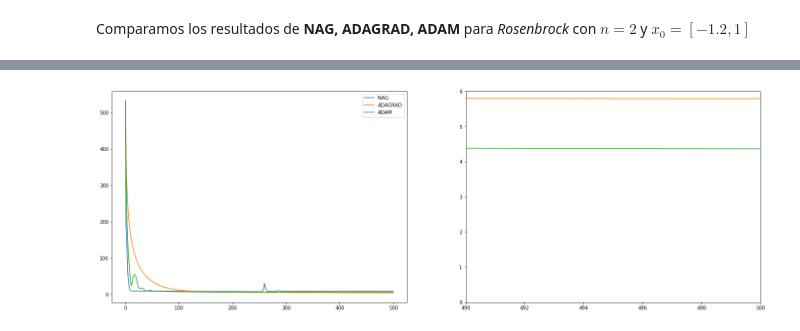
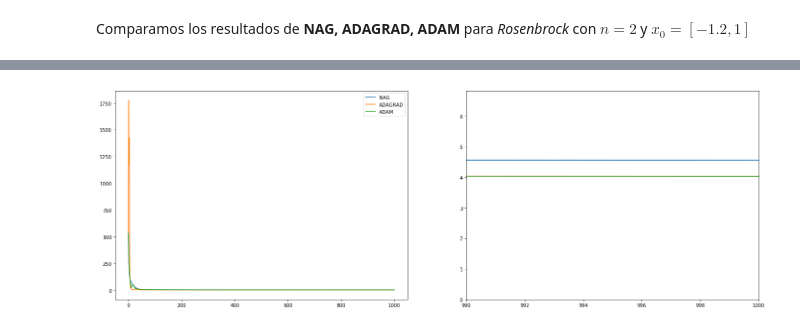
Before and after one commit to nottu/nottu-notes, a Jupyter notebook: MachineLearning/tarea_2_javier_peralta.ipynb, the cells around one changed output, grey strips where cells are left out. Drawn from its saved outputs; the diff is of its cells as text; code cells hidden in the pictures.

```diff
--- a/MachineLearning/tarea_2_javier_peralta.ipynb
+++ b/MachineLearning/tarea_2_javier_peralta.ipynb
@@ -23,10 +23,9 @@ def nag(f, gradf, x0, nIter, alpha, eta):
         xn = x - a * p #tomamos el paso anterior
         gt = gradf(xn)
         p = e * p + gt #nueva dir
-        x = xn - a * p
+        x = xn -  a * p
         fx.append(f(x))
-    print(x)
-    return np.array(fx)
+    return np.array(fx), x
 # %%
 def adagrad(f, gradf, x0, nIter, alpha, epsilon = 0.001):
     x = x0
@@ -38,8 +37,7 @@ def adagrad(f, gradf, x0, nIter, alpha, epsilon = 0.001):
         n = alpha / np.sqrt(g2 + epsilon)
         x = x - n * g
         fx.append(f(x))
-    print(x)
-    return np.array(fx)
+    return np.array(fx), x
 # %%
 def adam(f, gradf, x0, nIter, alpha, beta = (0.9, 0.999), epsilon = 1E-8):
     x = x0
@@ -56,8 +54,7 @@ def adam(f, gradf, x0, nIter, alpha, beta = (0.9, 0.999), epsilon = 1E-8):
         vh = v / ( 1 - beta[1])
         x = x - alpha * mh / (np.sqrt(vh) + epsilon)
         fx.append(f(x))
-    print(x)
-    return fx
+    return fx, x
 # %% [markdown]
 Codificamos la función rosembrock como un simple **for**
 # %%
@@ -138,16 +135,16 @@ Comparamos los resultados de **NAG, ADAGRAD, ADAM** para *Rosenbrock* con $n = 2
 def plot_res(nag_res, adagrad_res, adam_res):
     f, ax = plt.subplots(1, 2, figsize=(24, 8))
 
-    ax[0].plot(nag_res, label="NAG")
-    ax[0].plot(adagrad_res, label="ADAGRAD")
-    ax[0].plot(adam_res, label="ADAM")
+    ax[0].plot(nag_res[0], label="NAG")
+    ax[0].plot(adagrad_res[0], label="ADAGRAD")
+    ax[0].plot(adam_res[0], label="ADAM")
     ax[0].legend()
 
-    ax[1].plot(nag_res)
-    ax[1].plot(adagrad_res)
-    ax[1].plot(adam_res)
+    ax[1].plot(nag_res[0])
+    ax[1].plot(adagrad_res[0])
+    ax[1].plot(adam_res[0])
     ax[1].set_xlim(n_iter - 10, n_iter)
-    ax[1].set_ylim(-0.0001, np.ceil(adagrad_res[-1]))
+    ax[1].set_ylim(-0.0001, nag_res[0][-1] * 1.5)
     plt.show()
 # %%
 %%time
@@ -168,14 +165,14 @@ Wall time: 284 ms
 # %%
 %%time
 x0 = np.ones((10))
 x0[0] = x0[-2] = -1.2
 rosenbrock_grad = sym_grad2(rosenbrock, len(x0))
-n_iter = 500
-nag_res = nag(rosenbrock, rosenbrock_grad, x0, n_iter, 0.001, 0.2)
-adagrad_res = adagrad(rosenbrock, rosenbrock_grad, x0, n_iter, 0.1)
+n_iter = 1000
+nag_res = nag(rosenbrock, rosenbrock_grad, x0, n_iter, 0.0001, 0.5)
+adagrad_res = adagrad(rosenbrock, rosenbrock_grad, x0, n_iter, 1)
 adam_res = adam(rosenbrock, rosenbrock_grad, x0, n_iter, 0.1)
 
 plot_res(nag_res, adagrad_res, adam_res)
 print("NAG: {0}\tADAGRAD: {1}\tADAM: {2}".format(nag_res[-1], adagrad_res[-1] , adam_res[-1]))
 # %% [output]
-[figure, old version]
+[figure, new version]
```
Also changed, not shown: parts of 40 cells of this notebook.
